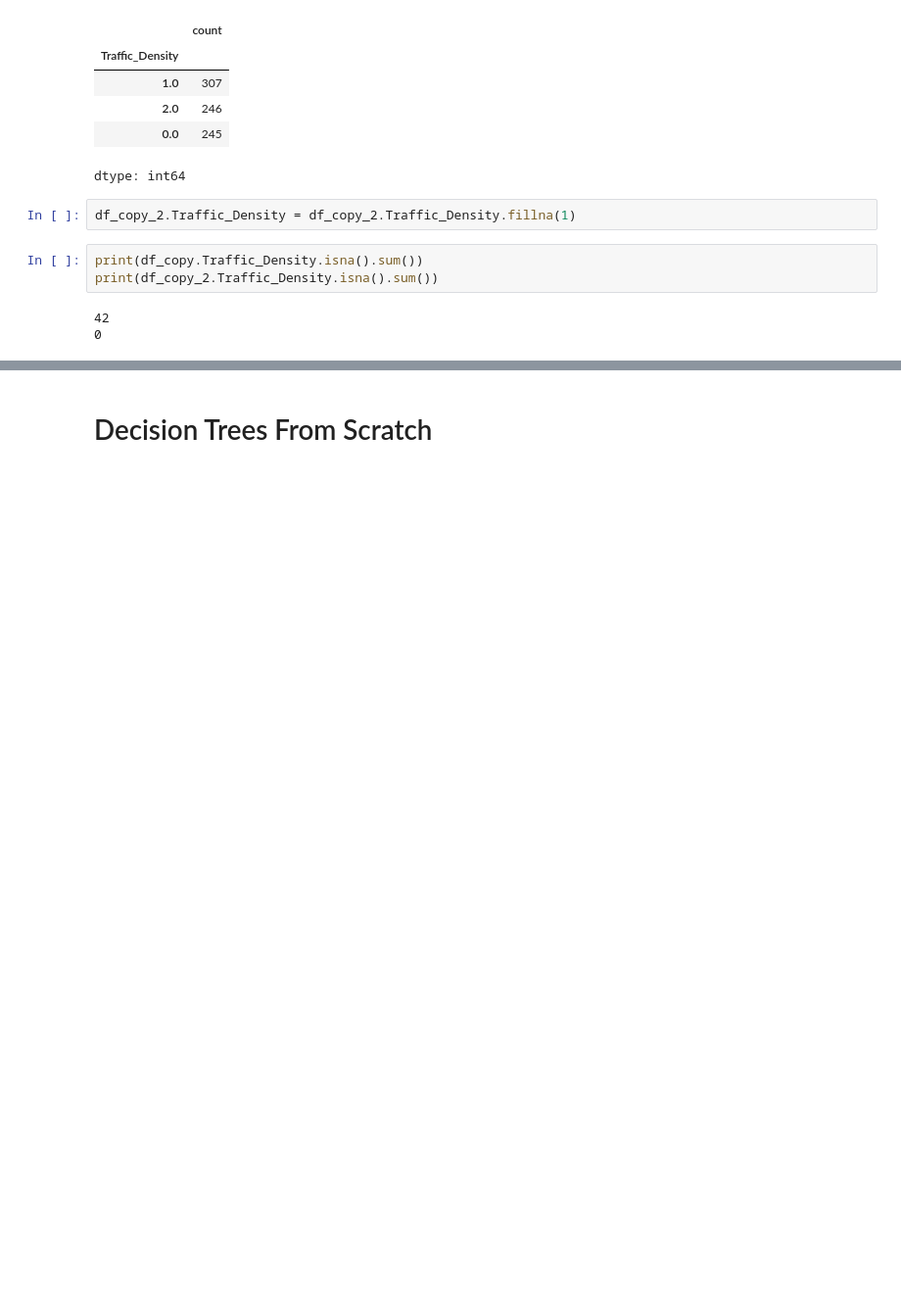
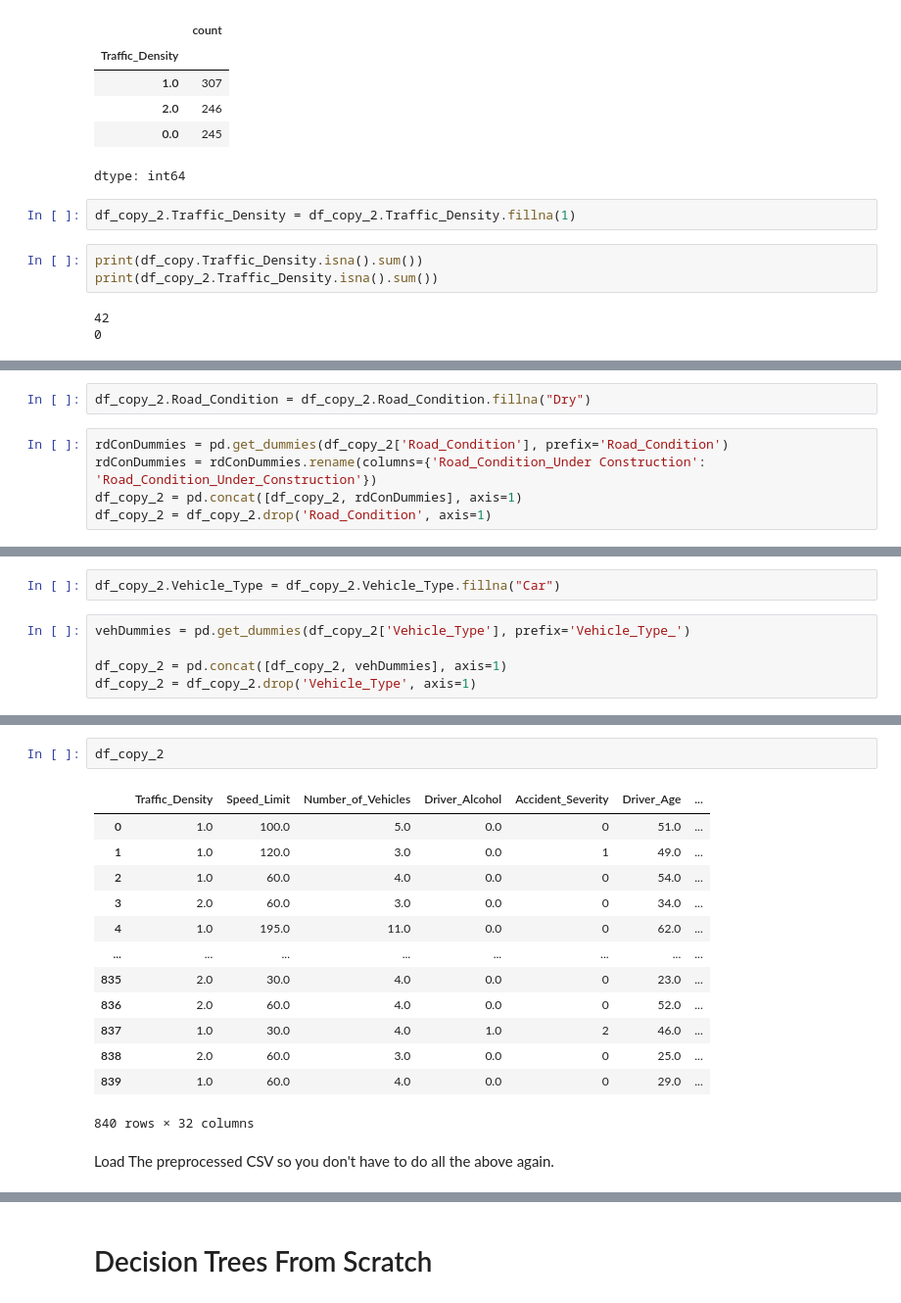
Before and after one commit to AsfandYar-Ktk/Decision-Trees, a Jupyter notebook: Decision_Trees.ipynb, the cells around one changed output, grey strips where cells are left out. Shown at 98% size. Cells and saved outputs as stored; diff of their text form; blank space fills up the shorter version.

```diff
--- a/Decision_Trees.ipynb
+++ b/Decision_Trees.ipynb
@@ -330,0 +660,7 @@ print(df_copy_2.Traffic_Density.isna().sum())
+# %%
+df_copy_2.Road_Condition = df_copy_2.Road_Condition.fillna("Dry")
+# %%
+rdConDummies = pd.get_dummies(df_copy_2['Road_Condition'], prefix='Road_Condition')
+rdConDummies = rdConDummies.rename(columns={'Road_Condition_Under Construction': 'Road_Condition_Under_Construction'})
+df_copy_2 = pd.concat([df_copy_2, rdConDummies], axis=1)
+df_copy_2 = df_copy_2.drop('Road_Condition', axis=1)
@@ -330,0 +689,7 @@ print(df_copy_2.Traffic_Density.isna().sum())
+# %%
+df_copy_2.Vehicle_Type = df_copy_2.Vehicle_Type.fillna("Car")
+# %%
+vehDummies = pd.get_dummies(df_copy_2['Vehicle_Type'], prefix='Vehicle_Type_')
+
+df_copy_2 = pd.concat([df_copy_2, vehDummies], axis=1)
+df_copy_2 = df_copy_2.drop('Vehicle_Type', axis=1)
@@ -330,0 +736,18 @@ print(df_copy_2.Traffic_Density.isna().sum())
+# %%
+df_copy_2
+# %% [output]
+|  | Traffic_Density | Speed_Limit | Number_of_Vehicles | Driver_Alcohol | Accident_Severity | Driver_Age | ... |
+| 0 | 1.0 | 100.0 | 5.0 | 0.0 | 0 | 51.0 | ... |
+| 1 | 1.0 | 120.0 | 3.0 | 0.0 | 1 | 49.0 | ... |
+| 2 | 1.0 | 60.0 | 4.0 | 0.0 | 0 | 54.0 | ... |
+| 3 | 2.0 | 60.0 | 3.0 | 0.0 | 0 | 34.0 | ... |
+| 4 | 1.0 | 195.0 | 11.0 | 0.0 | 0 | 62.0 | ... |
+| ... | ... | ... | ... | ... | ... | ... | ... |
+| 835 | 2.0 | 30.0 | 4.0 | 0.0 | 0 | 23.0 | ... |
+| 836 | 2.0 | 60.0 | 4.0 | 0.0 | 0 | 52.0 | ... |
+| 837 | 1.0 | 30.0 | 4.0 | 1.0 | 2 | 46.0 | ... |
+| 838 | 2.0 | 60.0 | 3.0 | 0.0 | 0 | 25.0 | ... |
+| 839 | 1.0 | 60.0 | 4.0 | 0.0 | 0 | 29.0 | ... |
+840 rows × 32 columns
+# %% [markdown]
+Load The preprocessed CSV so you don't have to do all the above again.
```
Also changed, not shown: parts of 51 cells of this notebook.
